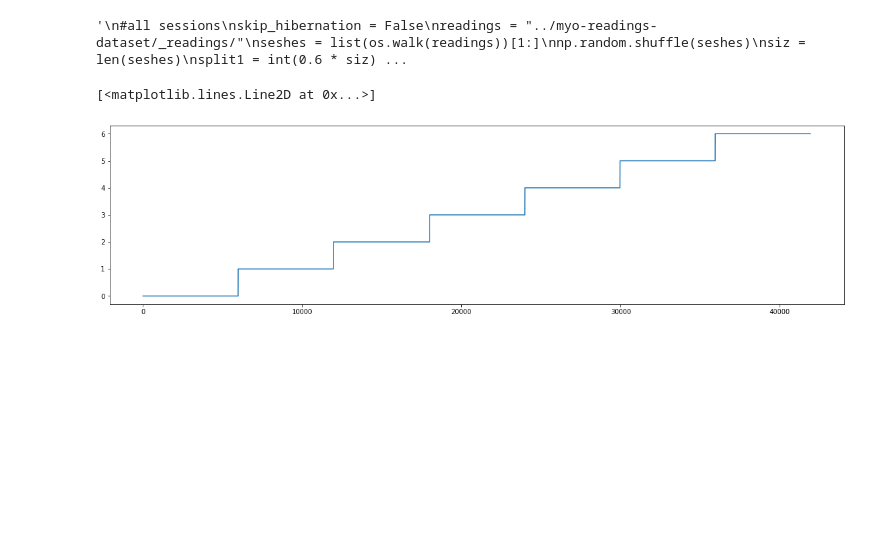
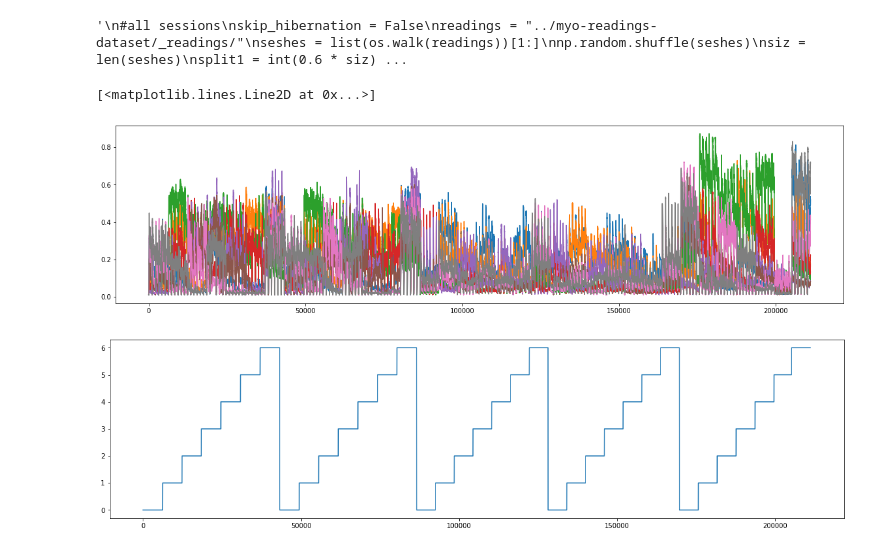
Before and after one commit to aljazfrancic/myo-keras, a Jupyter notebook: myo-keras.ipynb, the cells around one changed output. Cells and saved outputs as stored; diff of their text form; code cells hidden in the pictures; blank space fills up the shorter version.

```diff
--- a/myo-keras.ipynb
+++ b/myo-keras.ipynb
@@ -99,10 +125,13 @@ test, test_labels = peel_labels(test_set)
 '\n#all sessions\nskip_hibernation = False\nreadings = "../myo-readings-dataset/_readings/"\nseshes = list(os.walk(readings))[1:]\nnp.random.shuffle(seshes)\nsiz = len(seshes)\nsplit1 = int(0.6 * siz) ...
 # %%
 plt.figure()
-plt.plot(test_labels)
+plt.plot(train)
+plt.figure()
+plt.plot(train_labels)
 # %% [output]
 [<matplotlib.lines.Line2D at 0x...>]
-[figure, old version]
+[figure, new version]
+[figure, added]
 # %%
 fig, ax = plt.subplots(1, 3)
 ax[0].plot(train)
```
Also changed, not shown: parts of 21 cells of this notebook.
